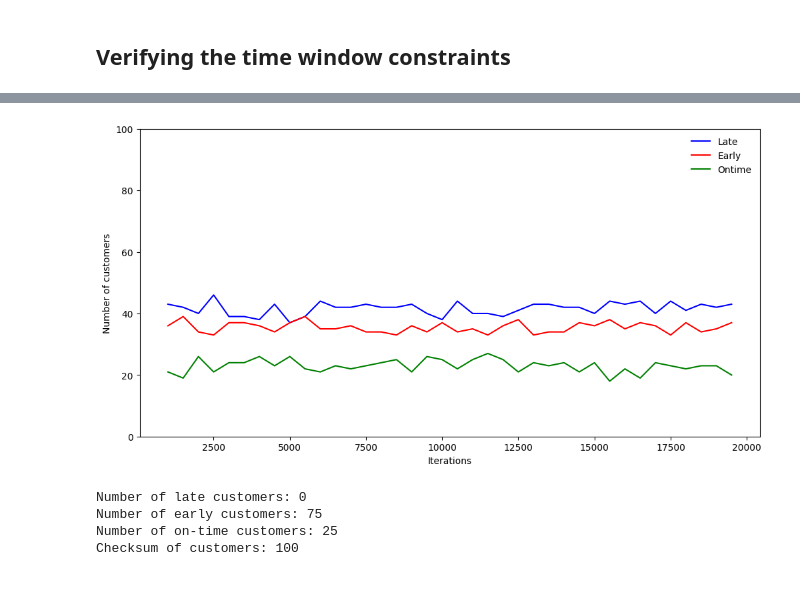
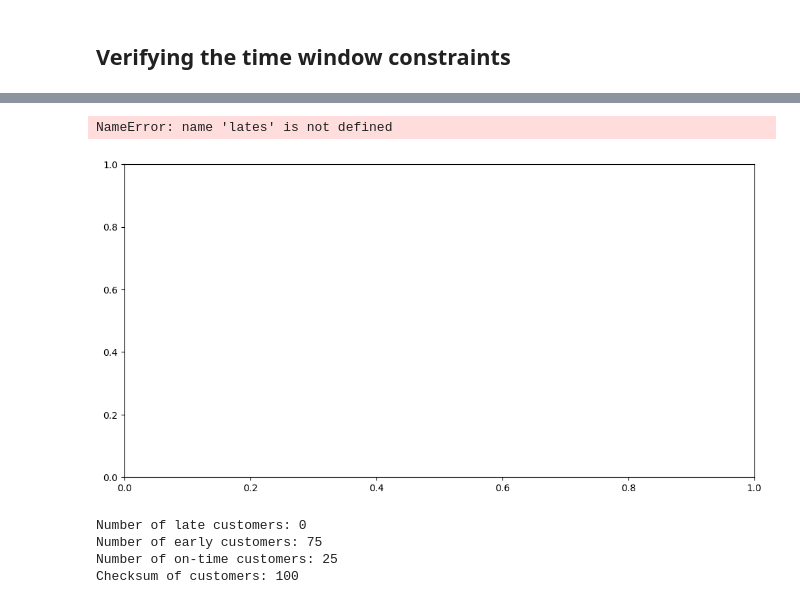
Before and after one commit to pettepiero/Dial-a-ride, a Jupyter notebook: cvrptw/vrptw.ipynb, the cells around one changed output, grey strips where cells are left out. Drawn from its saved outputs; the diff is of its cells as text; code cells hidden in the pictures.

```diff
--- a/cvrptw/vrptw.ipynb
+++ b/cvrptw/vrptw.ipynb
@@ -477,15 +607,16 @@ Step: 19500, Objective: 987.199159086169, Late: 43, Early: 37, Ontime: 20
 # %%
-fig, ax = plt.subplots(figsize=(12, 6))
-ax.plot(range(1000, 20000, 500), lates, label="Late", color="blue")
-ax.plot(range(1000, 20000, 500), earlies, label="Early", color="red")
-ax.plot(range(1000, 20000, 500), ontimes, label="Ontime", color="green")
-ax.set_xlabel("Iterations")
-ax.set_ylabel("Number of customers")
-ax.set_ylim(0, 100)
-ax.legend(frameon=False)
-plt.show()
+# fig, ax = plt.subplots(figsize=(12, 6))
+# ax.plot(range(1000, 20000, 500), lates, label="Late", color="blue")
+# ax.plot(range(1000, 20000, 500), earlies, label="Early", color="red")
+# ax.plot(range(1000, 20000, 500), ontimes, label="Ontime", color="green")
+# ax.set_xlabel("Iterations")
+# ax.set_ylabel("Number of customers")
+# ax.set_ylim(0, 100)
+# ax.legend(frameon=False)
+# plt.show()
 # %% [output]
+NameError: name 'lates' is not defined
-[figure, old version]
+[figure, new version]
 # %%
 easy_sol = nearest_neighbor_tw()
 
```
Also changed, not shown: parts of 17 cells of this notebook, 43 other files.
